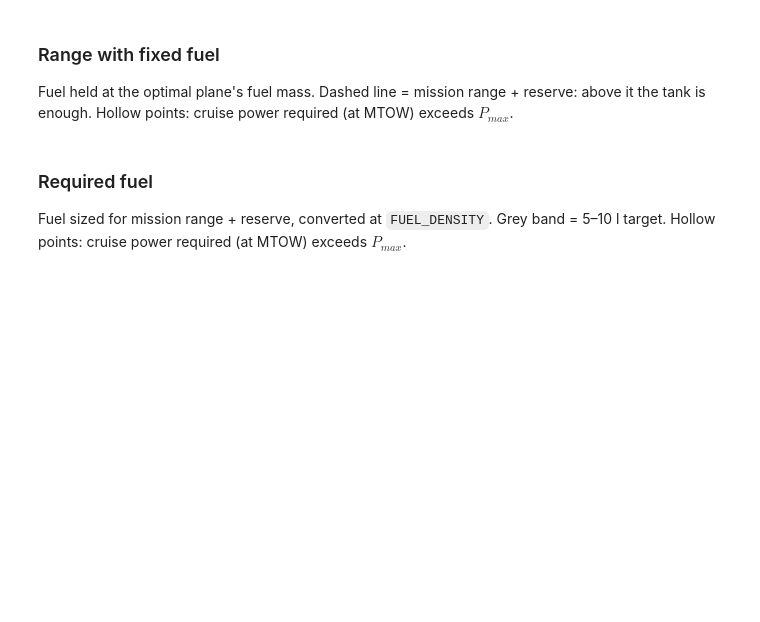
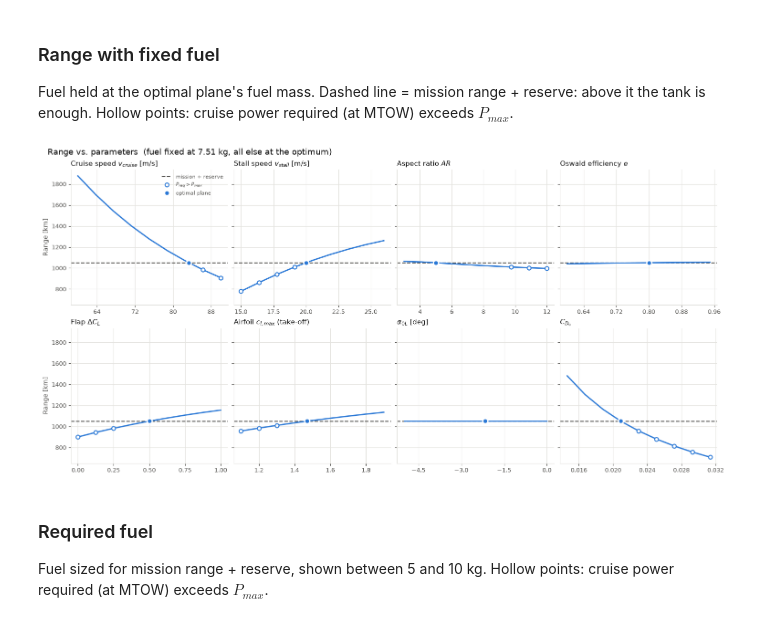
Before and after one commit to rouvenspaar/ardea-sizer, a Jupyter notebook: sensitivity_analysis.ipynb, the cells around one changed output. Cells and saved outputs as stored; diff of their text form; code cells hidden in the pictures; blank space fills up the shorter version.

```diff
--- a/sensitivity_analysis.ipynb
+++ b/sensitivity_analysis.ipynb
@@ -69,14 +77,14 @@ def get_value(b, path):
     return obj
 
 
-def run_case(path, x, fuel_mass=None):
+def run_case(path, x, fuel_mass=None, **kwargs):
     # plane with `path` set to `x` (all else at base_opt), or None where the mission can't be reached
     try:
         if path == "c_d_0":
             k, a = x / CD0_OPT, base_opt.assumptions
             b = base_opt.with_(**{"assumptions.c_d_0_wing": k * a.c_d_0_wing, "assumptions.f_fixed": k * a.f_fixed})
             return az.evaluate(b) if fuel_mass is None else evaluate_from_fuel_mass(b, fuel_mass=fuel_mass)
-        return az.run_pipeline(base_opt.with_(**{path: x}), fuel_mass=fuel_mass, verbose=False)[0]
+        return az.run_pipeline(base_opt.with_(**{path: x}), fuel_mass=fuel_mass, verbose=False, **kwargs)[0]
     except (ValueError, RuntimeError):
         return None
 
@@ -92,7 +100,7 @@ for path, (label, lo, hi) in SWEEPS.items():
     fixed = [run_case(path, x, fuel_mass=FUEL_OPT) for x in values]   # fuel fixed at FUEL_OPT
     results[path] = pd.DataFrame({
         "value": values,
-        "fuel_l": [np.nan if p is None else float(p.fuel_mass) / FUEL_DENSITY for p in sized],
+        "fuel_kg": [np.nan if p is None else float(p.fuel_mass) for p in sized],
         "fuel_power_ok": [power_ok(p) for p in sized],
         "range_km": [np.nan if p is None else float(p.range) / 1000 for p in fixed],
         "range_power_ok": [power_ok(p) for p in fixed],
@@ -116,15 +133,13 @@ def style(ax, label):
         ax.spines[side].set_color(GRID)
 
 
-def plot_sweeps(column, ok_column, baseline, ylabel, title, band=None, ref=None):
+def plot_sweeps(column, ok_column, baseline, ylabel, title, ylim=None, ref=None):
     n_cols = 4
     n_rows = -(-len(SWEEPS) // n_cols)
     fig, axes = plt.subplots(n_rows, n_cols, figsize=(15, 3.6 * n_rows), sharey=True, constrained_layout=True)
 
     for ax, (path, (label, *_)) in zip(axes.flat, SWEEPS.items()):
         df = results[path]
-        if band is not None:
-            ax.axhspan(*band, color=GRID, alpha=0.6, lw=0, zorder=0, label=f"{band[0]:g}–{band[1]:g} l")
         if ref is not None:
             ax.axhline(ref[0], color=INK_MUTED, lw=1.5, ls="--", zorder=1, label=ref[1])
         ax.plot(df.value, df[column], color=SERIES, lw=2, zorder=2)
@@ -139,6 +154,8 @@ def plot_sweeps(column, ok_column, baseline, ylabel, title, band=None, ref=None)
         ax.set_visible(False)
     for ax in axes[:, 0]:
         ax.set_ylabel(ylabel, color=INK_MUTED)
+    if ylim is not None:
+        axes.flat[0].set_ylim(*ylim)
     axes.flat[0].legend(frameon=False, fontsize=8, labelcolor=INK_MUTED)
     fig.suptitle(title, color=INK, fontsize=13, x=0.01, ha="left")
     plt.show()
@@ -149,13 +166,15 @@ Fuel held at the optimal plane's fuel mass. Dashed line = mission range + reserv
 # %%
 plot_sweeps(
     "range_km", "range_power_ok", RANGE_OPT,
     ylabel="Range [km]",
-    title=f"Range vs. parameters  (fuel fixed at {FUEL_OPT:.2f} kg = {FUEL_OPT / FUEL_DENSITY:.1f} l, all else at the optimum)",
+    title=f"Range vs. parameters  (fuel fixed at {FUEL_OPT:.2f} kg, all else at the optimum)",
     ref=(TARGET_KM, "mission + reserve"),
 )
+# %% [output]
+[figure, added]
 # %% [markdown]
 ### Required fuel
 
-Fuel sized for mission range + reserve, converted at `FUEL_DENSITY`. Grey band = 5–10 l target. Hollow points: cruise power required (at MTOW) exceeds $P_{max}$.
+Fuel sized for mission range + reserve, shown between 5 and 10 kg. Hollow points: cruise power required (at MTOW) exceeds $P_{max}$.
 # %%
 plot_sweeps(
```
Also changed, not shown: parts of 8 cells of this notebook.
